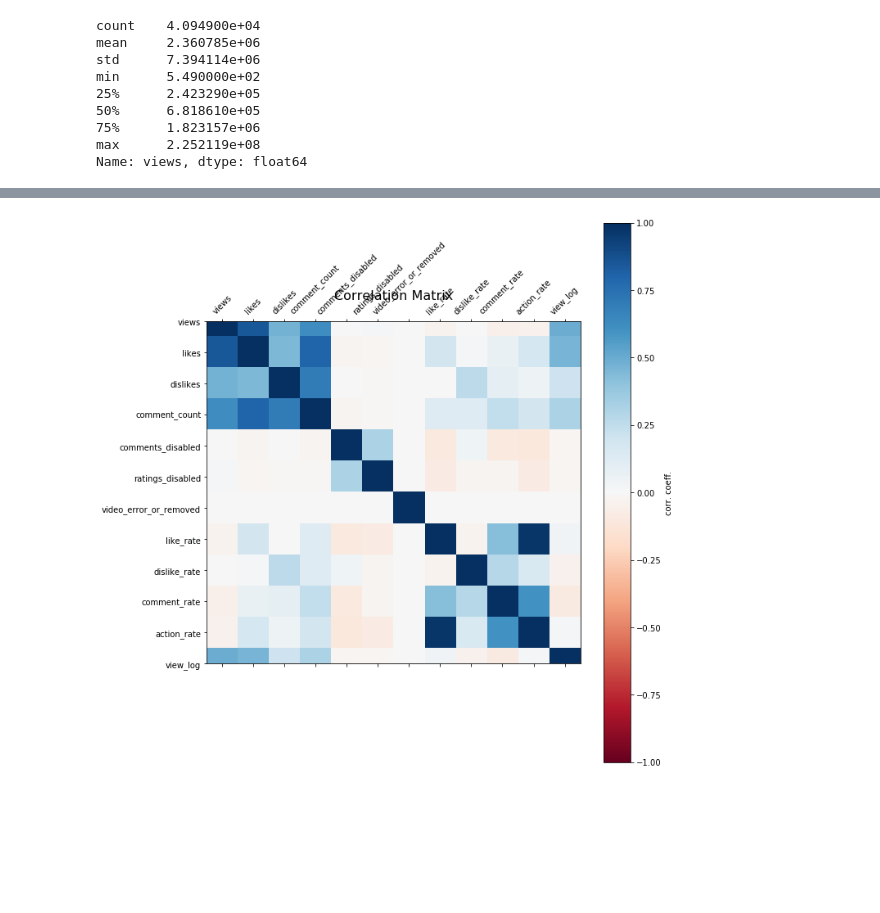
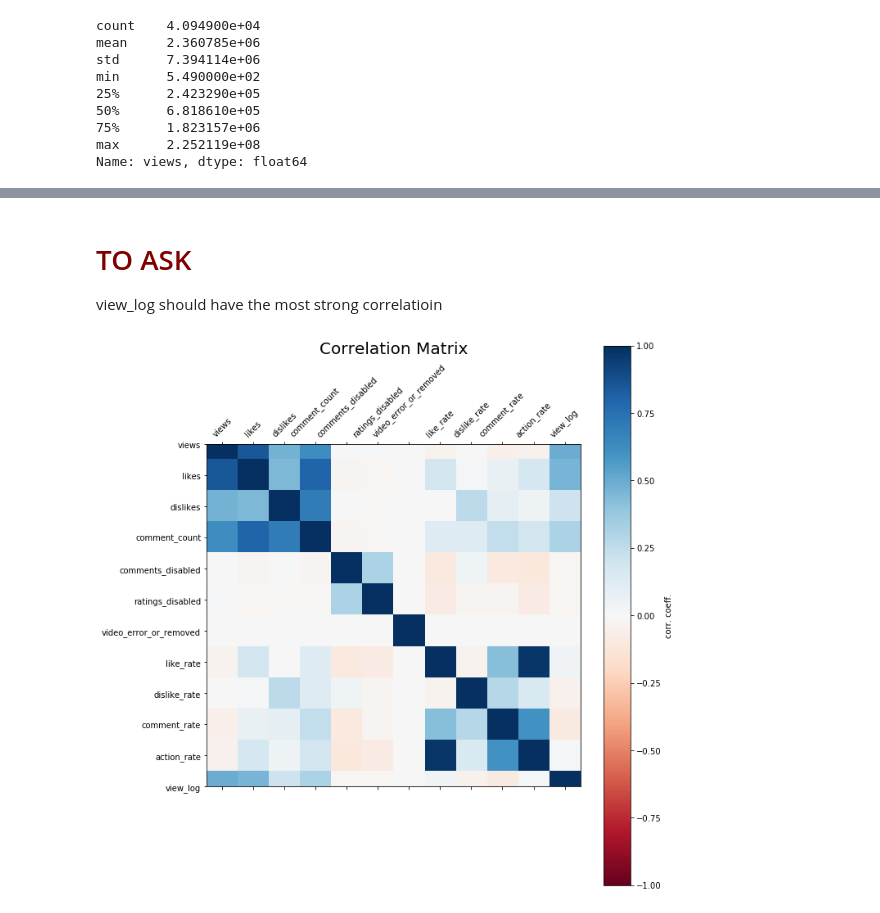
Before and after one commit to tongxinw/YouTube_video_analysis, a Jupyter notebook: process.ipynb, the cells around one changed output, grey strips where cells are left out. Cells and saved outputs as stored; diff of their text form; code cells hidden in the pictures; blank space fills up the shorter version.

```diff
--- a/process.ipynb
+++ b/process.ipynb
@@ -190,19 +184,22 @@ Name: category_name, dtype: float64
+# %% [markdown]
+# <font color = maroon>TO ASK</font> #
+view_log should have the most strong correlatioin
 # %%
 plt.figure(figsize=(10,10))
 # plt.matshow(df.corr(),vmin=-1,vmax=1,cmap='seismic',fignum=0)
 plt.matshow(df.corr(),vmin=-1,vmax=1,cmap=plt.cm.RdBu,fignum=0)
 
 plt.colorbar(label='corr. coeff.')
 plt.xticks(np.arange(df.corr().shape[0]),list(df.corr().columns),rotation=45)
 plt.yticks(np.arange(df.corr().shape[0]),list(df.corr().columns))
 plt.tight_layout()
-plt.title('Correlation Matrix', fontsize=16)
+plt.title('Correlation Matrix', y=1.25, fontsize=20)
 # plt.savefig('figures/corr_coeff.png',dpi=300)
 plt.show()
 
 # print(df.corr().shape[0])
 # %% [output]
-[figure, old version]
+[figure, new version]
 # %%
 plt.figure(figsize = (14,9))
 plt.subplot(211)
```
Also changed, not shown: parts of 17 cells of this notebook.
